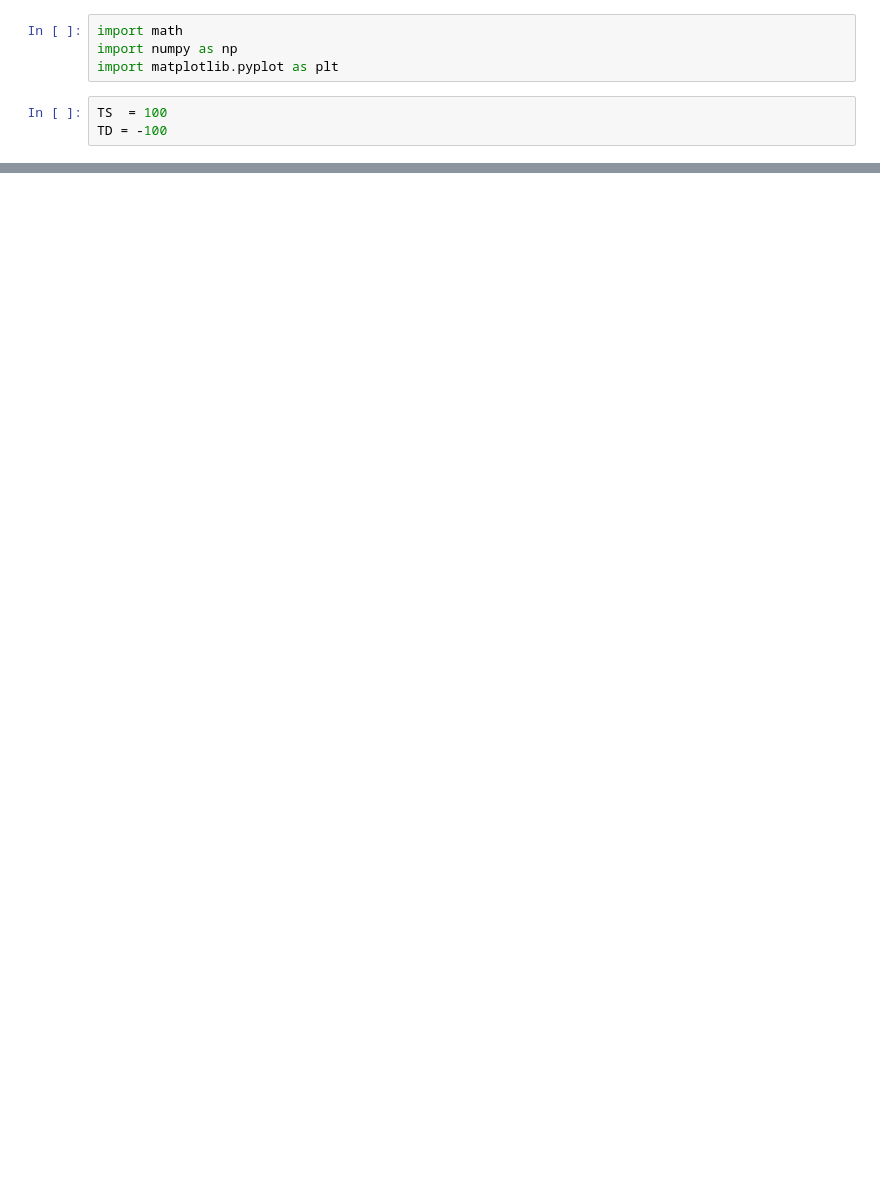
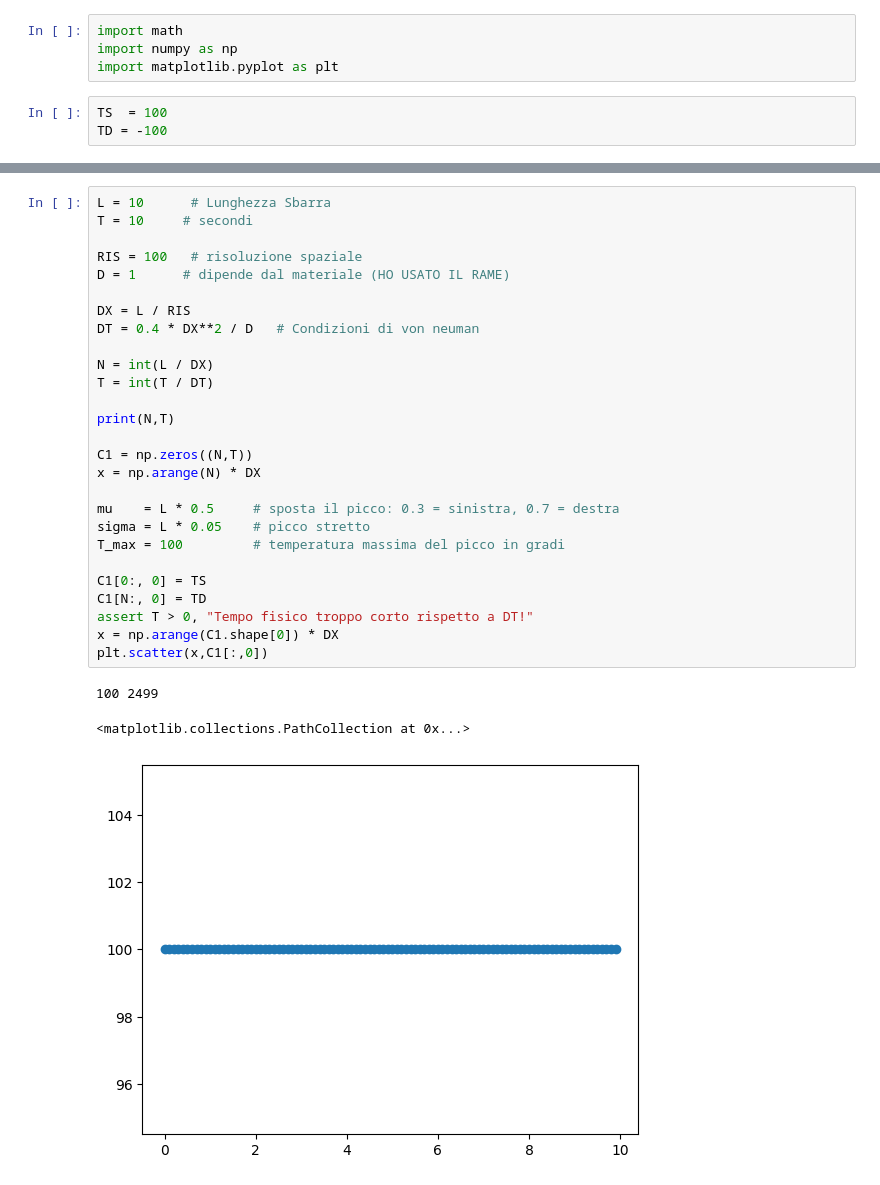
Before and after one commit to Holeryn/Metodi-Computazionali, a Jupyter notebook: ese4/calore.ipynb, the cells around one changed output, grey strips where cells are left out. Drawn from its saved outputs; the diff is of its cells as text; blank space fills up the shorter version.

```diff
--- a/ese4/calore.ipynb
+++ b/ese4/calore.ipynb
@@ -95,0 +51,31 @@ FigureWidget({
+# %%
+L = 10      # Lunghezza Sbarra
+T = 10     # secondi
+
+RIS = 100   # risoluzione spaziale
+D = 1      # dipende dal materiale (HO USATO IL RAME)
+
+DX = L / RIS
+DT = 0.4 * DX**2 / D   # Condizioni di von neuman
+
+N = int(L / DX)
+T = int(T / DT)
+
+print(N,T)
+
+C1 = np.zeros((N,T))
+x = np.arange(N) * DX
+
+mu    = L * 0.5     # sposta il picco: 0.3 = sinistra, 0.7 = destra
+sigma = L * 0.05    # picco stretto
+T_max = 100         # temperatura massima del picco in gradi
+
+C1[0:, 0] = TS
+C1[N:, 0] = TD
+assert T > 0, "Tempo fisico troppo corto rispetto a DT!"
+x = np.arange(C1.shape[0]) * DX
+plt.scatter(x,C1[:,0])
+# %% [output]
+100 2499
+<matplotlib.collections.PathCollection at 0x...>
+[figure, added]
```
Also changed, not shown: parts of 5 cells of this notebook, 1 other file.
